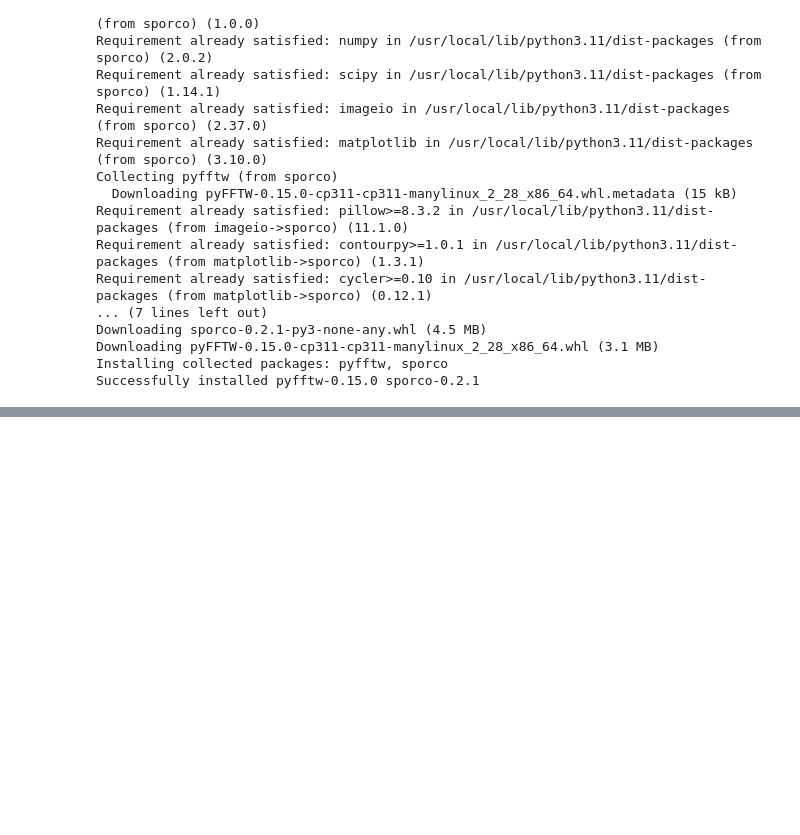
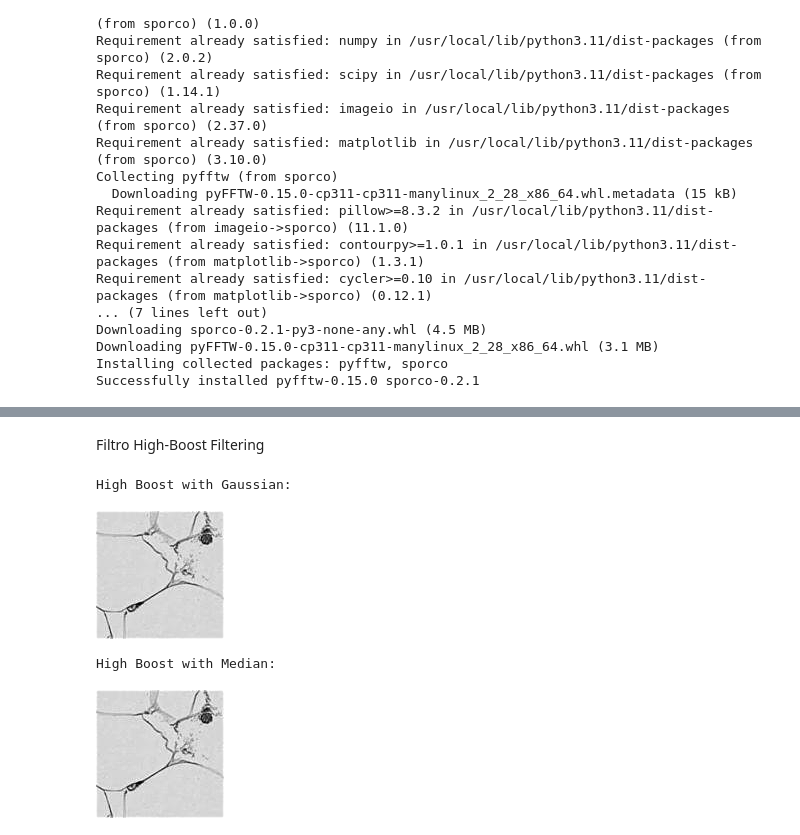
Before and after one commit to DanielAraldiEDU/one-off-operations-and-spatial-filtering, a Jupyter notebook: src/main.ipynb, the cells around one changed output, grey strips where cells are left out. Drawn from its saved outputs; the diff is of its cells as text; code cells hidden in the pictures; blank space fills up the shorter version.

```diff
--- a/src/main.ipynb
+++ b/src/main.ipynb
@@ -197,0 +318,24 @@ cv2_imshow(image_grayscale_basic)
+# %% [markdown]
+Filtro High-Boost Filtering
+# %%
+def high_boost(image, image_blurred):
+    C = 1.5
+    alpha = C
+    beta = -(C - 1)
+    gamma = 0
+
+    result = alpha * image + beta * image_blurred + gamma
+
+    return np.clip(result, 0, 255).astype(np.uint8)
+
+image_high_boost_with_gaussian = high_boost(image_grayscale_pondered, image_gaussian)
+print("High Boost with Gaussian:")
+cv2_imshow(image_high_boost_with_gaussian)
+image_high_boost_with_median = high_boost(image_grayscale_pondered, image_gaussian)
+print("High Boost with Median:")
+cv2_imshow(image_high_boost_with_median)
+# %% [output]
+High Boost with Gaussian:
+[figure, added]
+High Boost with Median:
+[figure, added]
```
Also changed, not shown: parts of 18 cells of this notebook.
